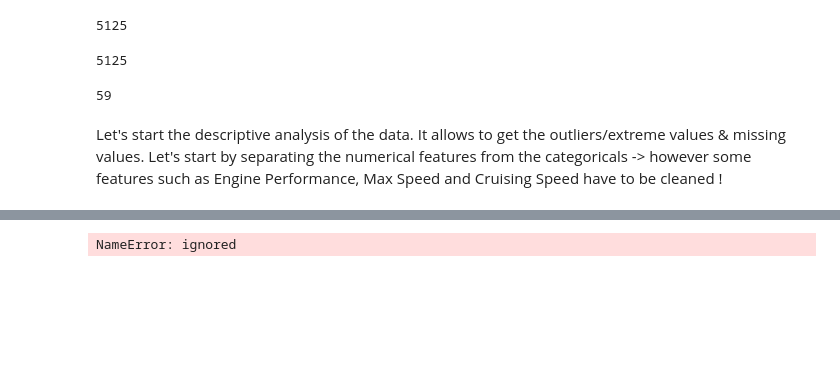
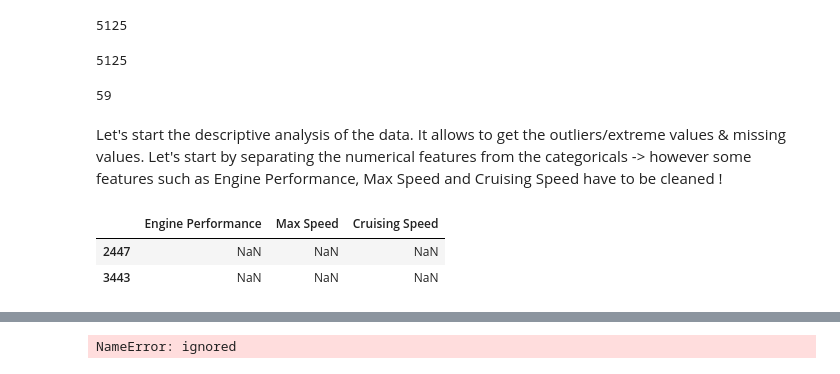
Before and after one commit to SueHolder/OVFAcademy, a Jupyter notebook: Untitled0.ipynb, the cells around one changed output, grey strips where cells are left out. Drawn from its saved outputs; the diff is of its cells as text; code cells hidden in the pictures; blank space fills up the shorter version.

```diff
--- a/Untitled0.ipynb
+++ b/Untitled0.ipynb
@@ -811,3 +811,9 @@ len(train_val)
 59
 # %% [markdown]
 Let's start the descriptive analysis of the data. It allows to get the outliers/extreme values & missing values. Let's start by separating the numerical features from the categoricals -> however some features such as Engine Performance, Max Speed and Cruising Speed have to be cleaned !
+# %%
+train[['Engine Performance', 'Max Speed', 'Cruising Speed']].head(2)
+# %% [output]
+|  | Engine Performance | Max Speed | Cruising Speed |
+| 2447 | NaN | NaN | NaN |
+| 3443 | NaN | NaN | NaN |
```
Also changed, not shown: parts of 12 cells of this notebook.
